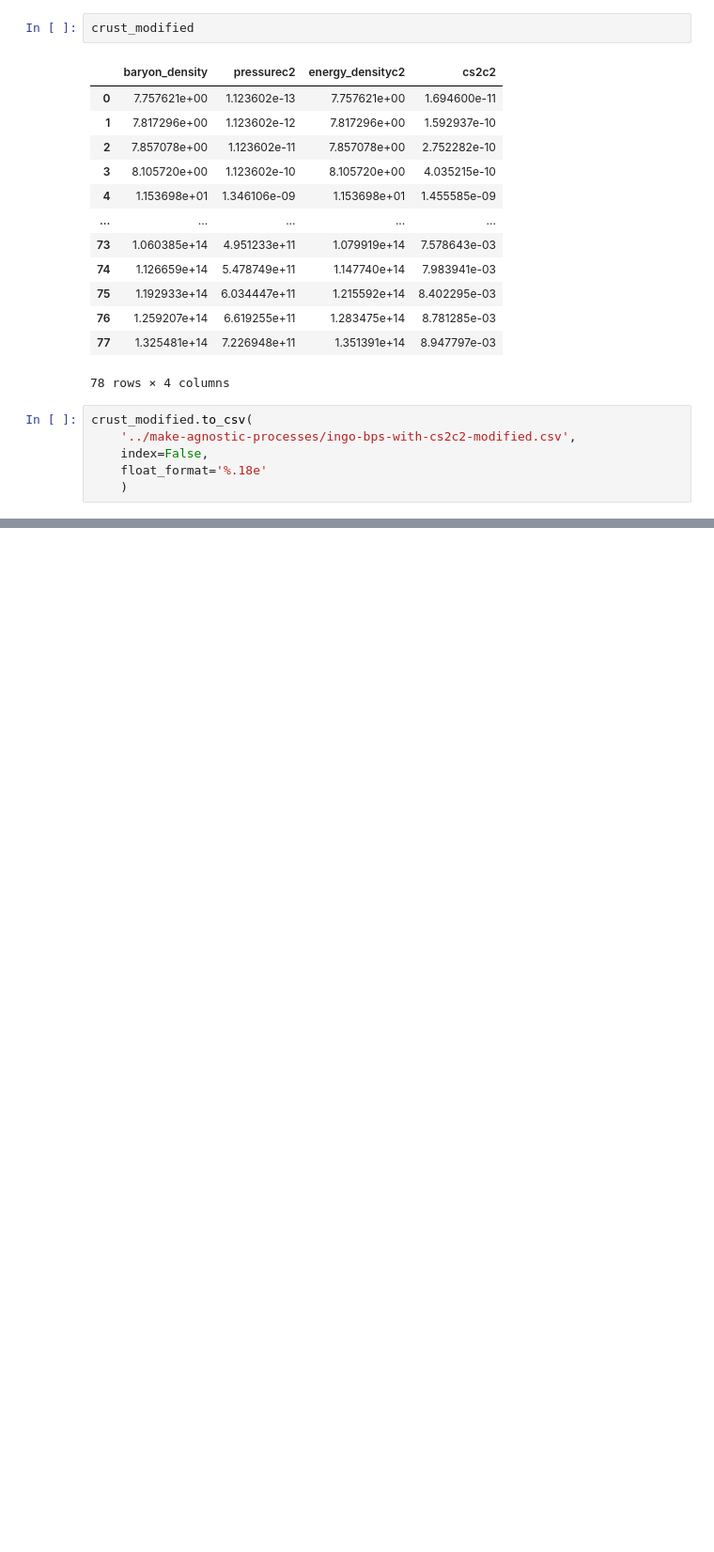
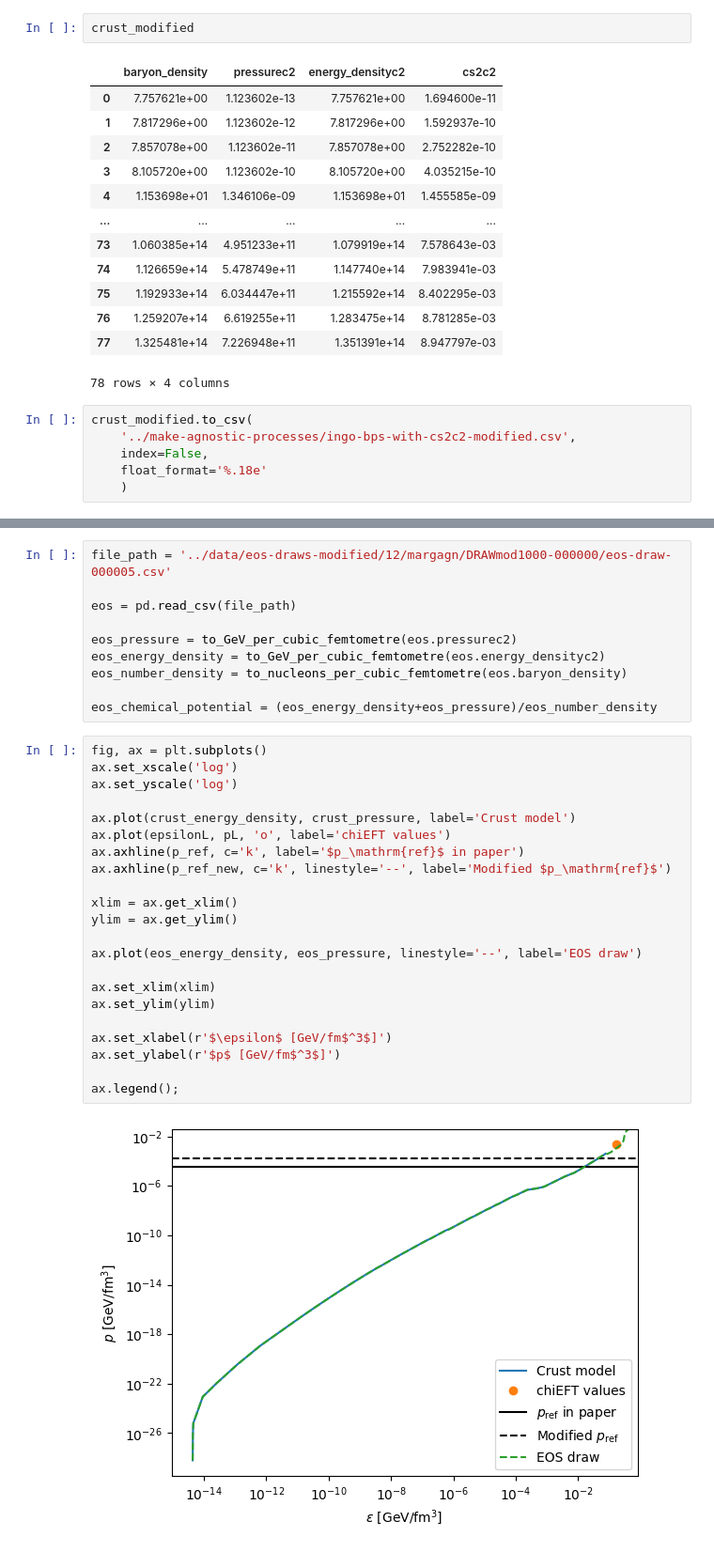
Before and after one commit to eliotfinch/pqcd, a Jupyter notebook: notebooks/inspect_crust.ipynb, the cells around one changed output, grey strips where cells are left out. Shown at 94% size. Cells and saved outputs as stored; diff of their text form; blank space fills up the shorter version.

```diff
--- a/notebooks/inspect_crust.ipynb
+++ b/notebooks/inspect_crust.ipynb
@@ -85,0 +152,34 @@ _ = ax.plot(np.diff(chemical_potential))
+# %%
+file_path = '../data/eos-draws-modified/12/margagn/DRAWmod1000-000000/eos-draw-000005.csv'
+
+eos = pd.read_csv(file_path)
+
+eos_pressure = to_GeV_per_cubic_femtometre(eos.pressurec2)
+eos_energy_density = to_GeV_per_cubic_femtometre(eos.energy_densityc2)
+eos_number_density = to_nucleons_per_cubic_femtometre(eos.baryon_density)
+
+eos_chemical_potential = (eos_energy_density+eos_pressure)/eos_number_density
+# %%
+fig, ax = plt.subplots()
+ax.set_xscale('log')
+ax.set_yscale('log')
+
+ax.plot(crust_energy_density, crust_pressure, label='Crust model')
+ax.plot(epsilonL, pL, 'o', label='chiEFT values')
+ax.axhline(p_ref, c='k', label='$p_\mathrm{ref}$ in paper')
+ax.axhline(p_ref_new, c='k', linestyle='--', label='Modified $p_\mathrm{ref}$')
+
+xlim = ax.get_xlim()
+ylim = ax.get_ylim()
+
+ax.plot(eos_energy_density, eos_pressure, linestyle='--', label='EOS draw')
+
+ax.set_xlim(xlim)
+ax.set_ylim(ylim)
+
+ax.set_xlabel(r'$\epsilon$ [GeV/fm$^3$]')
+ax.set_ylabel(r'$p$ [GeV/fm$^3$]')
+
+ax.legend();
+# %% [output]
+[figure, added]
```
Also changed, not shown: parts of 16 cells of this notebook.
